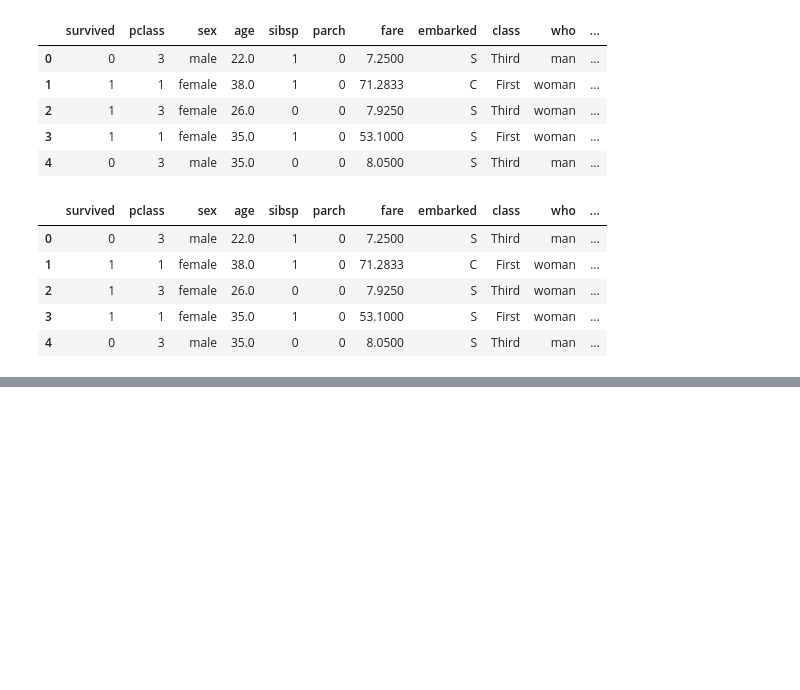
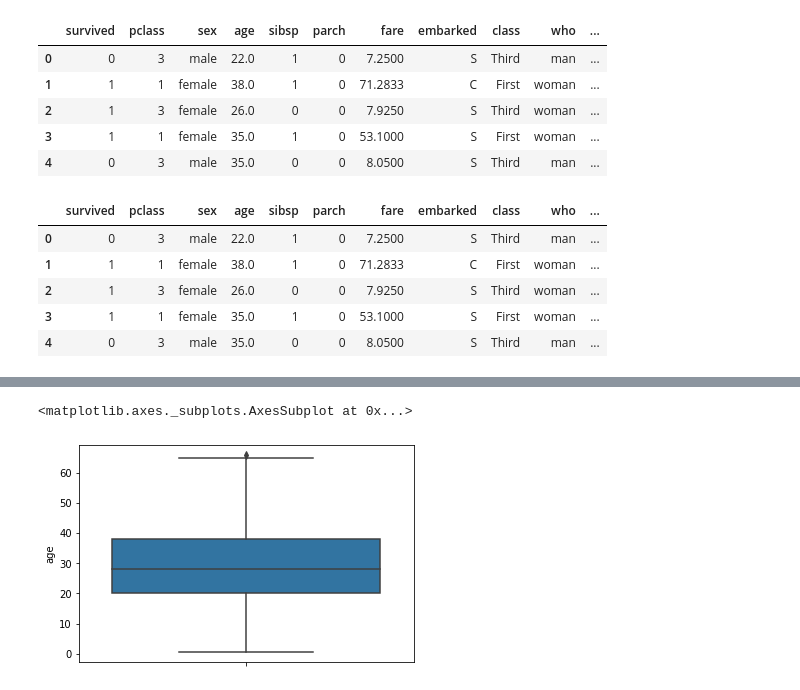
Before and after one commit to Aliktk/Python_Chilla, a Jupyter notebook: assignments/4th_assignment_wragnling.ipynb, the cells around one changed output, grey strips where cells are left out. Cells and saved outputs as stored; diff of their text form; code cells hidden in the pictures; blank space fills up the shorter version.

```diff
--- a/assignments/4th_assignment_wragnling.ipynb
+++ b/assignments/4th_assignment_wragnling.ipynb
@@ -119,0 +363,5 @@ df.head()
+# %%
+sns.boxplot(y= 'age', data= dff)
+# %% [output]
+<matplotlib.axes._subplots.AxesSubplot at 0x...>
+[figure, added]
```
Also changed, not shown: parts of 41 cells of this notebook, 10 other files.
